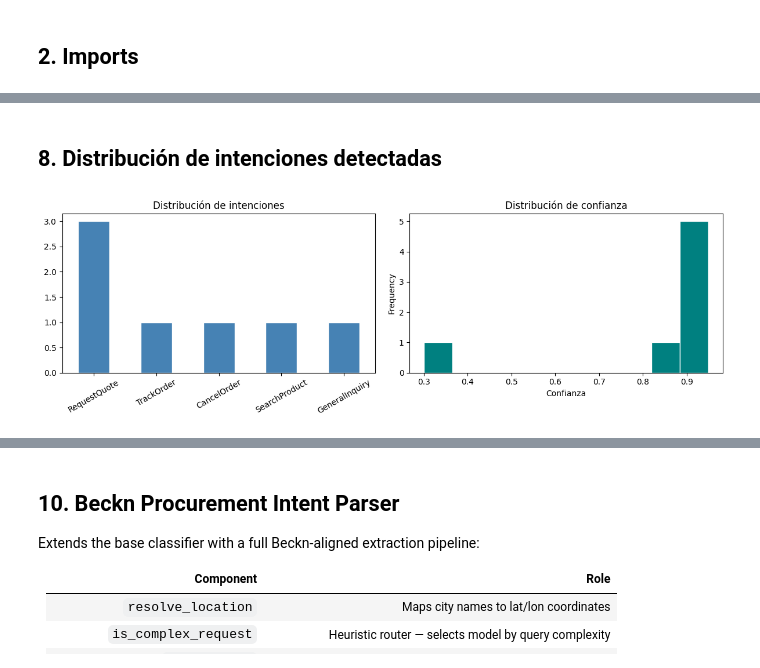
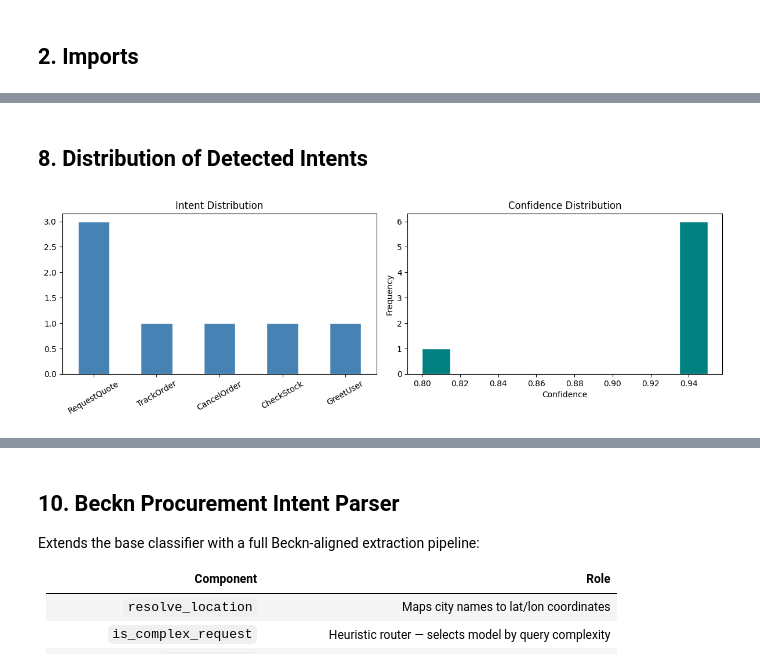
Before and after one commit to CARBAJE/Procurement-Agent, a Jupyter notebook: Playground/intent_parsing_classification.ipynb, the cells around one changed output, grey strips where cells are left out. Drawn from its saved outputs; the diff is of its cells as text; code cells hidden in the pictures.

Commit message:
refactor: translate intent parsing documentation to English and update workspace configuration

```diff
--- a/Playground/intent_parsing_classification.ipynb
+++ b/Playground/intent_parsing_classification.ipynb
@@ -129,22 +129,22 @@ class IntentClassifier:
 classifier = IntentClassifier()
 
 test_queries = [
-    "Necesito 500 unidades de válvulas de acero inoxidable de 2 pulgadas",
-    "¿Cuánto cuesta el compresor de aire modelo AC-200?",
-    "Quiero cancelar la orden PO-2024-0892",
-    "¿En qué estado está mi pedido de tornillos M8?",
-    "¿Tienen stock de filtros HEPA H14?",
-    "Necesito una cotización para 10 laptops Dell Latitude",
-    "Buen día",
+    "I need 500 units of 2-inch stainless steel valves",
+    "How much does the AC-200 air compressor model cost?",
+    "I want to cancel order PO-2024-0892",
+    "What is the status of my M8 bolt order?",
+    "Do you have HEPA H14 filters in stock?",
+    "I need a quote for 10 Dell Latitude laptops",
+    "Good morning",
 ]
 
 for query in test_queries:
     result = classifier.classify(query)
     print(f"Query     : {query}")
     print(f"Intent    : {result.intent}")
-    print(f"Producto  : {result.product_name or '—'}")
-    print(f"Cantidad  : {result.quantity or '—'}")
-    print(f"Confianza : {result.confidence:.0%}")
-    print(f"Razón     : {result.reasoning}")
+    print(f"Product   : {result.product_name or '—'}")
+    print(f"Quantity  : {result.quantity or '—'}")
+    print(f"Confidence: {result.confidence:.0%}")
+    print(f"Reason    : {result.reasoning}")
     print("-" * 60)
 # %% [output]
@@ -177,7 +177,7 @@ import pandas as pd
 
 
 def classify_batch(queries: list[str], max_workers: int = 4) -> pd.DataFrame:
-    """Clasifica múltiples consultas en paralelo y devuelve un DataFrame."""
+    """Classifies multiple queries in parallel and returns a DataFrame."""
     results = {}
 
     with ThreadPoolExecutor(max_workers=max_workers) as pool:
@@ -218,24 +218,24 @@ df
-# %% [markdown]
-## 8. Distribución de intenciones detectadas
+# %% [markdown]
+## 8. Distribution of Detected Intents
 # %%
 import matplotlib.pyplot as plt
 
 counts = df["intent"].value_counts()
 
 fig, axes = plt.subplots(1, 2, figsize=(12, 4))
 
-# Barras de intenciones
+# Intent bars
 counts.plot(kind="bar", ax=axes[0], color="steelblue", edgecolor="white")
-axes[0].set_title("Distribución de intenciones")
+axes[0].set_title("Intent Distribution")
 axes[0].set_xlabel("")
 axes[0].tick_params(axis="x", rotation=30)
 
-# Distribución de confianza
+# Confidence distribution
 df["confidence"].dropna().plot(kind="hist", ax=axes[1], bins=10, color="teal", edgecolor="white")
-axes[1].set_title("Distribución de confianza")
-axes[1].set_xlabel("Confianza")
+axes[1].set_title("Confidence Distribution")
+axes[1].set_xlabel("Confidence")
 
 plt.tight_layout()
 plt.show()
 # %% [output]
-[figure, old version]
+[figure, new version]
```
Also changed, not shown: parts of 23 cells of this notebook, 1 other file.
